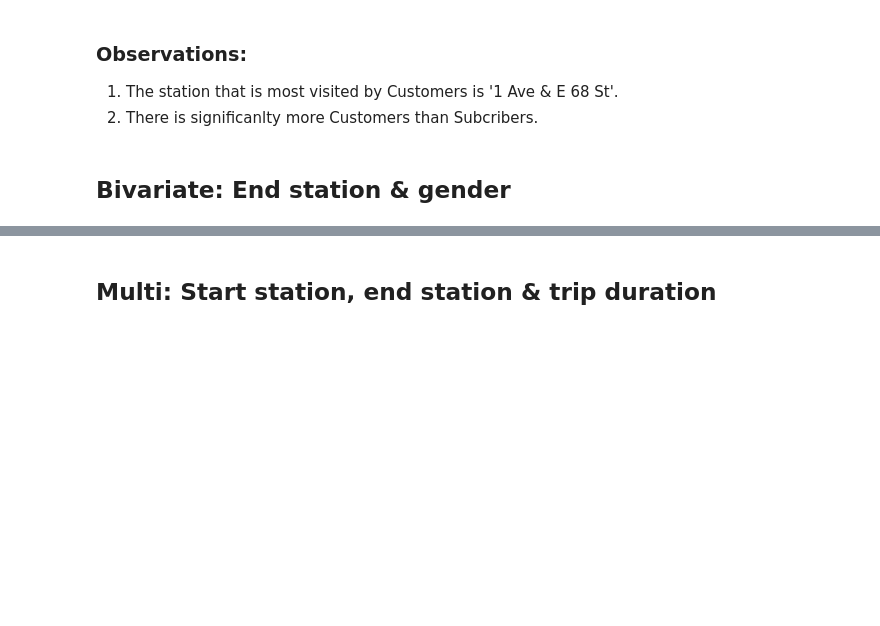
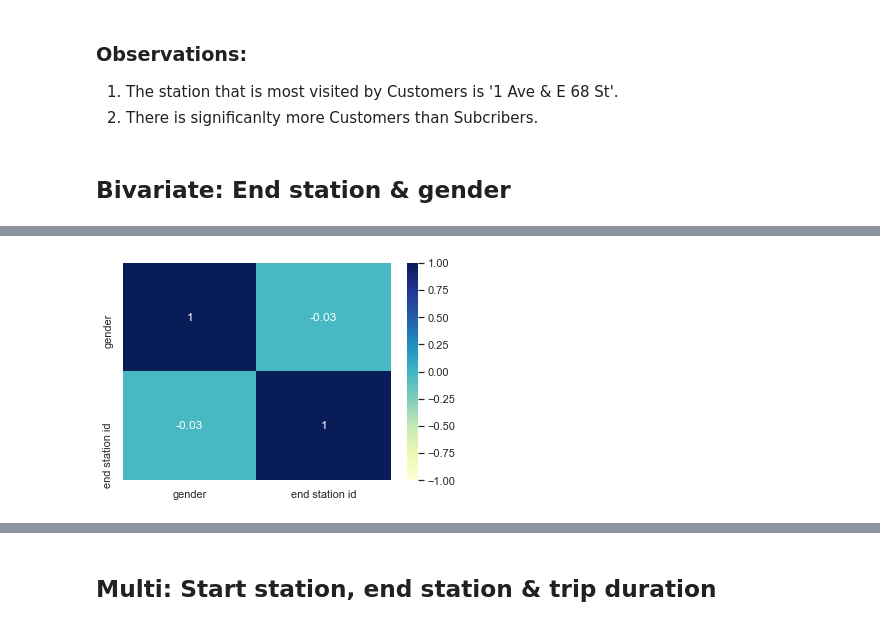
Before and after one commit to rlltj/openRefineEDA1, a Jupyter notebook: OpenRefine - Exercise 1 - 06 - EDA.ipynb, the cells around one changed output, grey strips where cells are left out. Saved outputs shown, nothing was run; the diff lists cells and outputs as text; code cells hidden in the pictures; blank space fills up the shorter version.

```diff
--- a/OpenRefine - Exercise 1 - 06 - EDA.ipynb
+++ b/OpenRefine - Exercise 1 - 06 - EDA.ipynb
@@ -755,3 +775,6 @@ eStations_usertype_plot.set(xlim=(0, 4000))
 2. There is significanlty more Customers than Subcribers.
 # %% [markdown]
 ## Bivariate: End station & gender
+# %%
+g_and_e_corr = data[["gender", "end station id"]]
+g_and_e_corr
@@ -757,0 +795,9 @@ eStations_usertype_plot.set(xlim=(0, 4000))
+# %%
+g_and_e_corr_heatmap = sns.heatmap(g_and_e_corr.corr(),
+                                center=0,
+                                cmap="YlGnBu",
+                                annot=True,
+                                vmin=-1,
+                                vmax=1)
+# %% [output]
+[figure, added]
```
Also changed, not shown: parts of 15 cells of this notebook.
